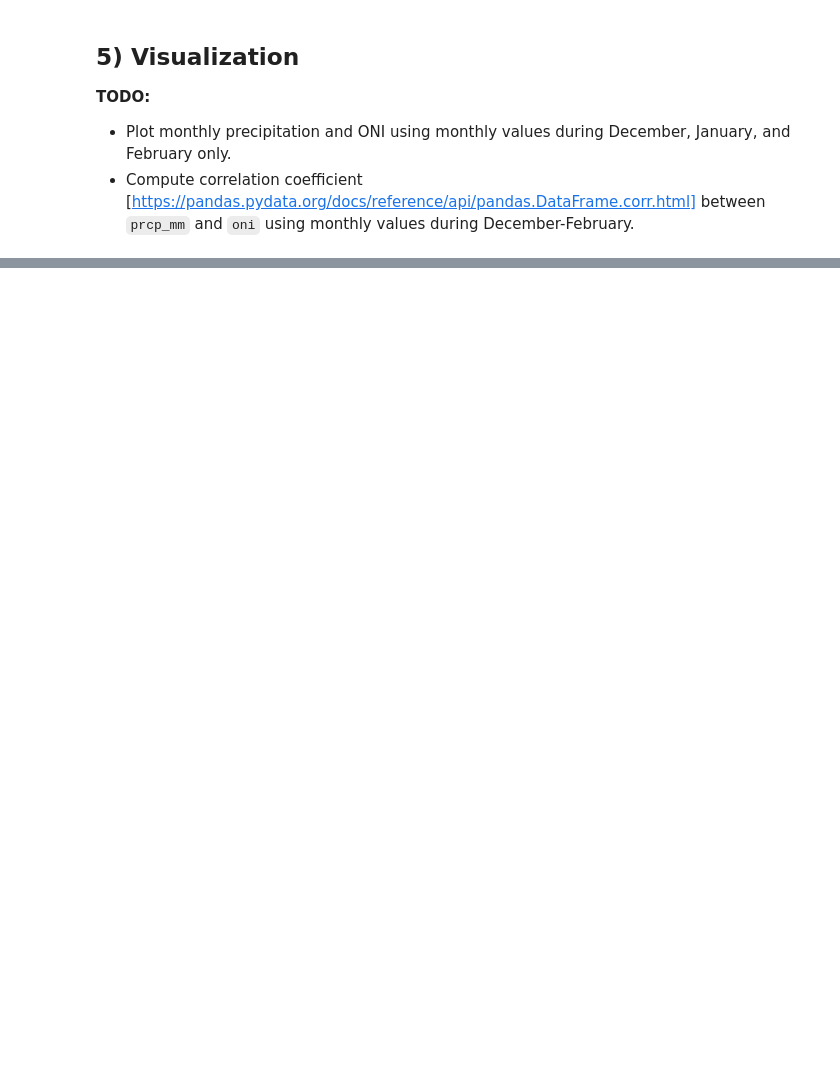
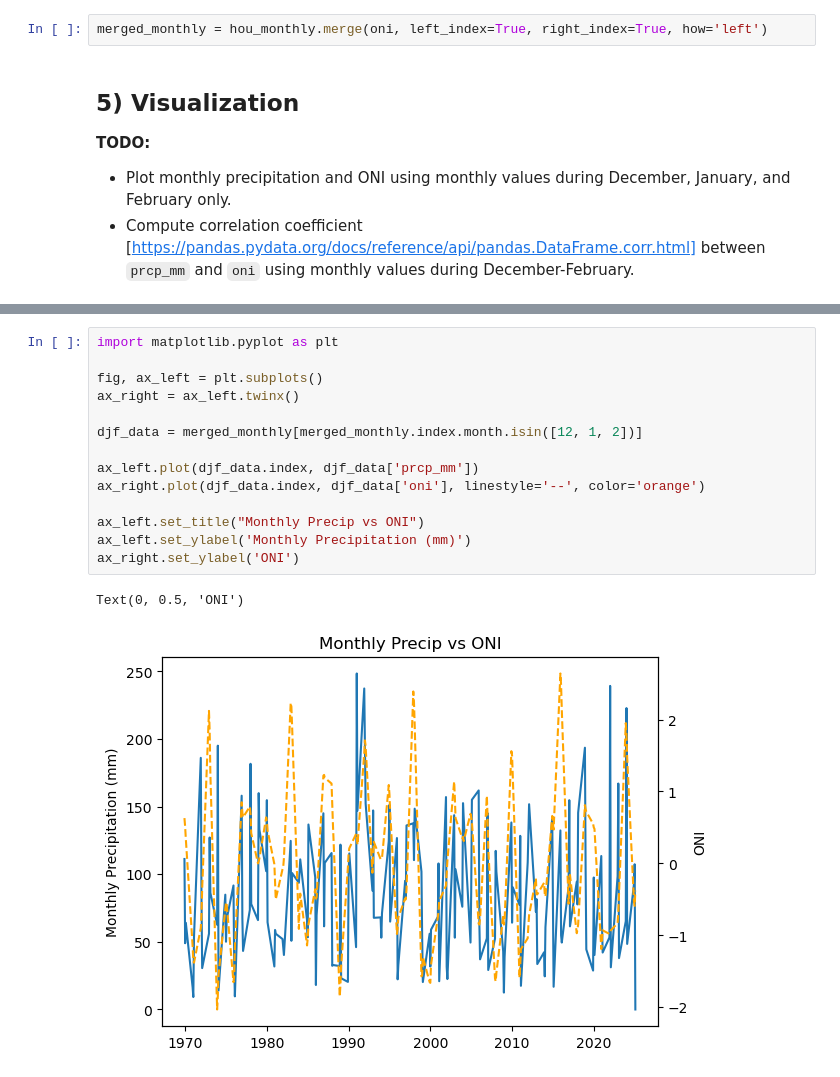
Before and after one commit to zdaq12/ATMS-523-Module-4-CheckIn, a Jupyter notebook: notebooks/houston_prcp_enso_Check-In.ipynb, the cells around one changed output, grey strips where cells are left out. Drawn from its saved outputs; the diff is of its cells as text; blank space fills up the shorter version.

```diff
--- a/notebooks/houston_prcp_enso_Check-In.ipynb
+++ b/notebooks/houston_prcp_enso_Check-In.ipynb
@@ -129,6 +129,8 @@ oni.index.name = 'date'
 ## 4) Build monthly precip and merge with ONI
 **TODO:**
 - Merge on the monthly timestamp using `merge_frames(..., how='left')`
+# %%
+merged_monthly = hou_monthly.merge(oni, left_index=True, right_index=True, how='left')
 # %% [markdown]
 ## 5) Visualization
 **TODO:**
@@ -136,0 +156,17 @@ oni.index.name = 'date'
+# %%
+import matplotlib.pyplot as plt
+
+fig, ax_left = plt.subplots()
+ax_right = ax_left.twinx()
+
+djf_data = merged_monthly[merged_monthly.index.month.isin([12, 1, 2])]
+
+ax_left.plot(djf_data.index, djf_data['prcp_mm'])
+ax_right.plot(djf_data.index, djf_data['oni'], linestyle='--', color='orange')
+
+ax_left.set_title("Monthly Precip vs ONI")
+ax_left.set_ylabel('Monthly Precipitation (mm)')
+ax_right.set_ylabel('ONI')
+# %% [output]
+Text(0, 0.5, 'ONI')
+[figure, added]
```
Also changed, not shown: parts of 2 cells of this notebook.
